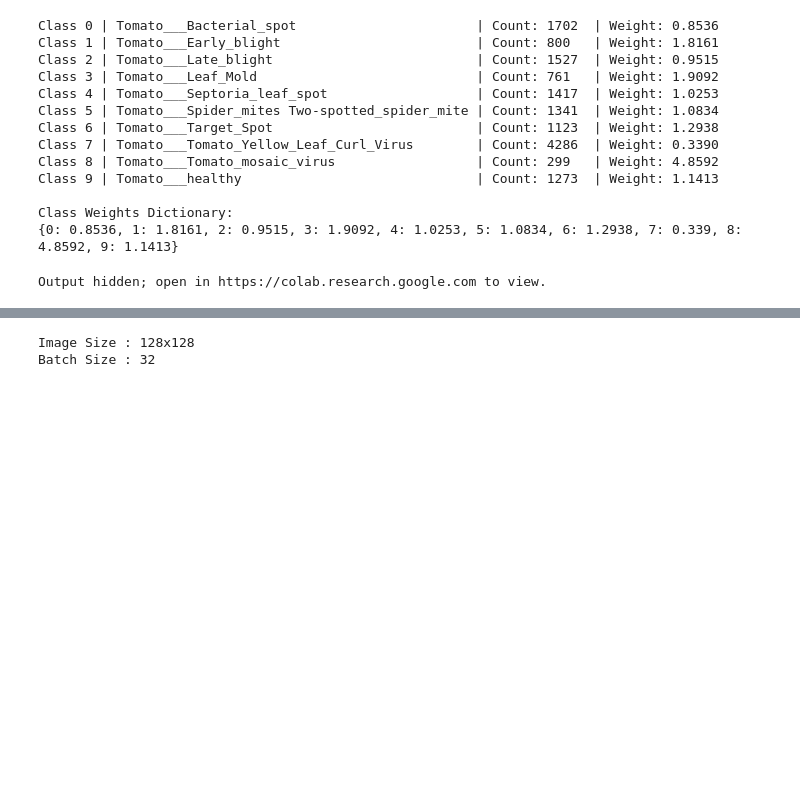
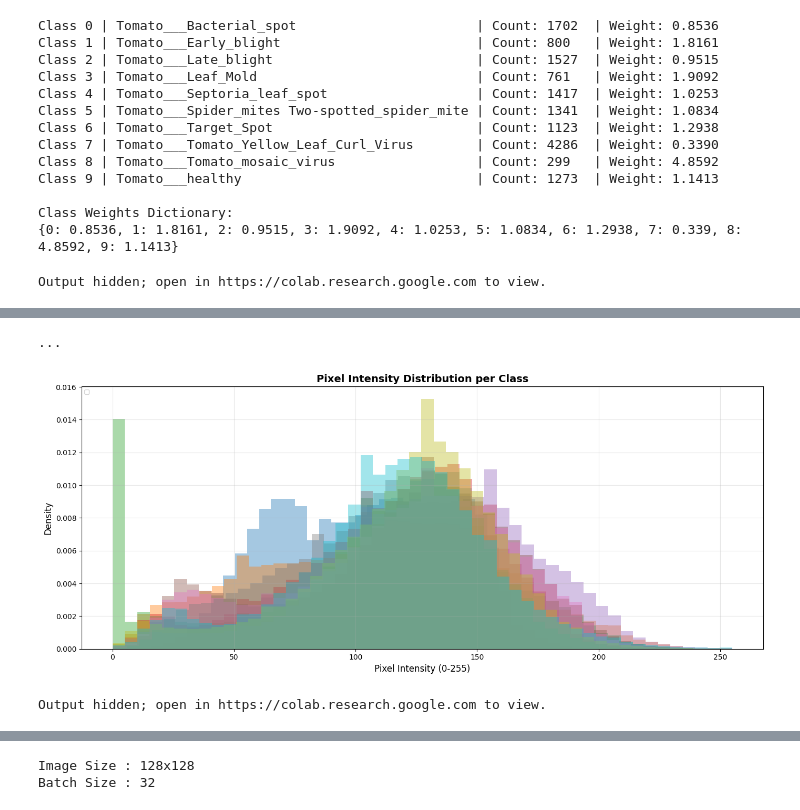
Before and after one commit to MohamedAquiel/Tomato_Leaf_Doctor, a Jupyter notebook: Model/Leaf_Disease_Predict.ipynb, the cells around one changed output, grey strips where cells are left out. Drawn from its saved outputs; the diff is of its cells as text; code cells hidden in the pictures; blank space fills up the shorter version.

```diff
--- a/Model/Leaf_Disease_Predict.ipynb
+++ b/Model/Leaf_Disease_Predict.ipynb
@@ -259,0 +349,73 @@ TRAIN SET:
+# %%
+def plot_pixel_intensity(dataset_path, classes, samples=50):
+    plt.figure(figsize=(14, 6))
+
+    colors = plt.cm.tab10(np.linspace(0, 1, len(classes)))
+
+    for cls, color in zip(classes, colors):
+        cls_path = os.path.join(dataset_path, cls)
+        images = os.listdir(cls_path)[:samples]
+
+        all_pixels = []
+        for img_name in images:
+            img_path = os.path.join(cls_path, img_name)
+            img = cv2.imread(img_path)
+            if img is not None:
+                img_gray = cv2.cvtColor(img, cv2.COLOR_BGR2GRAY)
+                all_pixels.extend(img_gray.flatten().tolist())
+
+        plt.hist(all_pixels, bins=50, alpha=0.4,
+                 label=cls.replace('Tomato__', ''),
+                 color=color, density=True)
+
+    plt.title('Pixel Intensity Distribution per Class',
+              fontsize=14, fontweight='bold')
+    plt.xlabel('Pixel Intensity (0-255)', fontsize=12)
+    plt.ylabel('Density', fontsize=12)
+    plt.legend(fontsize=8, loc='upper left')
+    plt.grid(alpha=0.3)
+    plt.tight_layout()
+    plt.savefig('/content/drive/MyDrive/dataset/eda_pixel_intensity.png',
+                dpi=150, bbox_inches='tight')
+    plt.show()
+
+plot_pixel_intensity(dataset_path, classes)
+# %% [output]
+...
+[figure, added]
+# %%
+def show_sample_grid(dataset_path, classes, samples=5):
+    fig, axes = plt.subplots(len(classes), samples,
+                              figsize=(20, 28))
+
+    for i, cls in enumerate(sorted(classes)):
+        cls_path = os.path.join(dataset_path, cls)
+        images = os.listdir(cls_path)
+        random.shuffle(images)
+        selected = images[:samples]
+
+        for j, img_name in enumerate(selected):
+            img_path = os.path.join(cls_path, img_name)
+            img = plt.imread(img_path)
+            axes[i, j].imshow(img)
+            axes[i, j].axis('off')
+            if j == 0:
+                axes[i, j].set_ylabel(
+                    cls.replace('Tomato__', ''),
+                    fontsize=9,
+                    fontweight='bold',
+                    rotation=0,
+                    labelpad=100,
+                    va='center'
+                )
+
+    plt.suptitle('Sample Images from Each Disease Class',
+                 fontsize=16, fontweight='bold', y=1.01)
+    plt.tight_layout()
+    plt.savefig('/content/drive/MyDrive/dataset/eda_sample_grid.png',
+                dpi=150, bbox_inches='tight')
+    plt.show()
+
+show_sample_grid(dataset_path, classes)
+# %% [output]
+Output hidden; open in https://colab.research.google.com to view.
```
Also changed, not shown: parts of 33 cells of this notebook.
